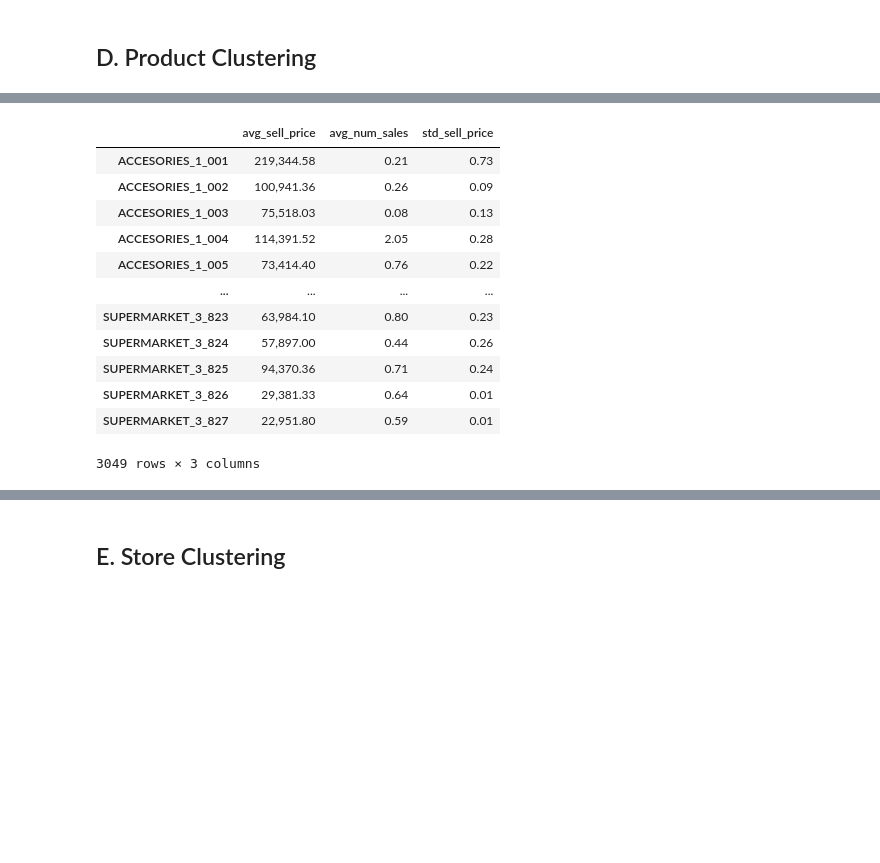
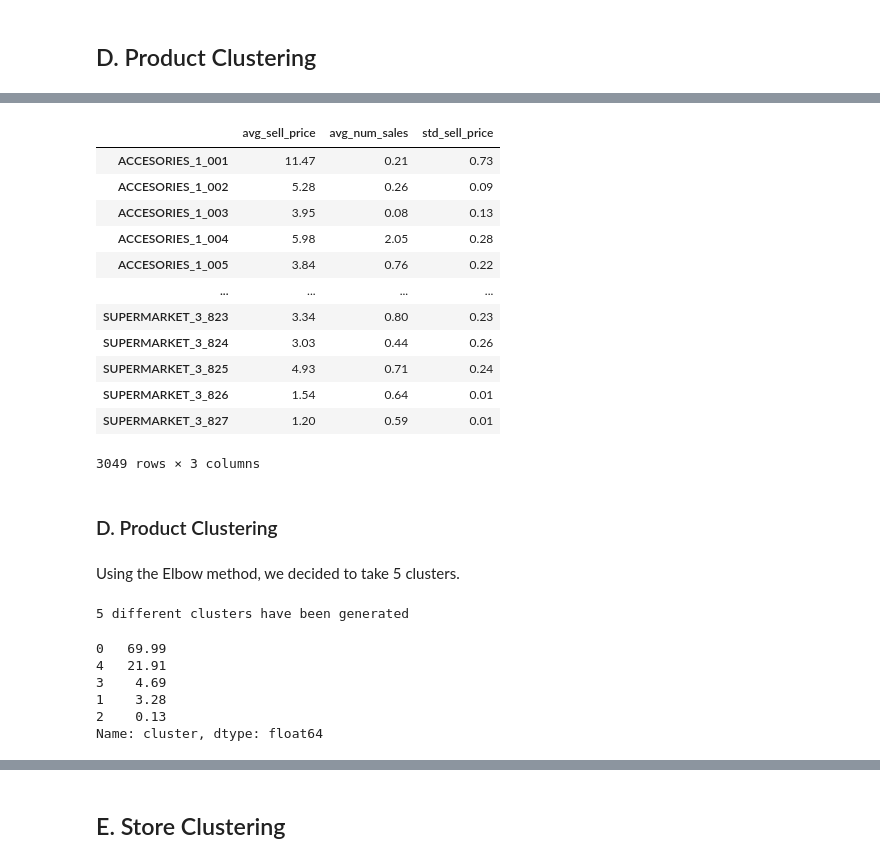
Before and after one commit to Maycas/DS-Market, a Jupyter notebook: 2 - Clustering/Clustering.ipynb, the cells around one changed output, grey strips where cells are left out. Cells and saved outputs as stored; diff of their text form; code cells hidden in the pictures; blank space fills up the shorter version.

Commit message:
Clustering by product

```diff
--- a/2 - Clustering/Clustering.ipynb
+++ b/2 - Clustering/Clustering.ipynb
@@ -96,29 +115,32 @@ Let's explore how if our products behave in similar ways. A first approach would
 # %%
+# preparing the dataframe to use for this analysis
 df = pd.DataFrame({
-    'avg_sell_price' : sales_by_product.iloc[2:, 3],
+    'avg_sell_price' : sales_by_product.iloc[2:, 4],
     'avg_num_sales': sales_by_product.iloc[2:, 1],
     'std_sell_price': sales_by_product.iloc[2:, -1]
 })
 
 df['avg_sell_price'] = df['avg_sell_price'].astype('float')
 df['avg_num_sales'] = df['avg_num_sales'].astype('float')
 df['std_sell_price'] = df['std_sell_price'].astype('float')
 
 df
 # %% [output]
 |  | avg_sell_price | avg_num_sales | std_sell_price |
-| ACCESORIES_1_001 | 219,344.58 | 0.21 | 0.73 |
-| ACCESORIES_1_002 | 100,941.36 | 0.26 | 0.09 |
-| ACCESORIES_1_003 | 75,518.03 | 0.08 | 0.13 |
-| ACCESORIES_1_004 | 114,391.52 | 2.05 | 0.28 |
-| ACCESORIES_1_005 | 73,414.40 | 0.76 | 0.22 |
+| ACCESORIES_1_001 | 11.47 | 0.21 | 0.73 |
+| ACCESORIES_1_002 | 5.28 | 0.26 | 0.09 |
+| ACCESORIES_1_003 | 3.95 | 0.08 | 0.13 |
+| ACCESORIES_1_004 | 5.98 | 2.05 | 0.28 |
+| ACCESORIES_1_005 | 3.84 | 0.76 | 0.22 |
 | ... | ... | ... | ... |
-| SUPERMARKET_3_823 | 63,984.10 | 0.80 | 0.23 |
-| SUPERMARKET_3_824 | 57,897.00 | 0.44 | 0.26 |
-| SUPERMARKET_3_825 | 94,370.36 | 0.71 | 0.24 |
-| SUPERMARKET_3_826 | 29,381.33 | 0.64 | 0.01 |
-| SUPERMARKET_3_827 | 22,951.80 | 0.59 | 0.01 |
+| SUPERMARKET_3_823 | 3.34 | 0.80 | 0.23 |
+| SUPERMARKET_3_824 | 3.03 | 0.44 | 0.26 |
+| SUPERMARKET_3_825 | 4.93 | 0.71 | 0.24 |
+| SUPERMARKET_3_826 | 1.54 | 0.64 | 0.01 |
+| SUPERMARKET_3_827 | 1.20 | 0.59 | 0.01 |
 3049 rows × 3 columns
+# %% [markdown]
+### D. Product Clustering<a class="anchor" id="product_clustering"></a>
 # %%
 px.scatter_3d(
     df,
@@ -141 +161,16 @@ px.scatter(scaled_df, x ='avg_sell_price', y = 'avg_num_sales', color = df.index
 clustering.kmeans_elbow_plot(scaled_selected_data, (1, 12))
+# %% [markdown]
+Using the Elbow method, we decided to take 5 clusters.
+# %%
+clusters = 5
+kmeans = KMeans(n_clusters = clusters, init = 'k-means++')
+
+styles = {
+    'title': 'Clusters',
+    'height': 800
+}
+
+clusters = clustering.get_clusters(scaled_df, kmeans)
+df['cluster'] = clusters
+# %% [output]
+5 different clusters have been generated
@@ -141,0 +187,10 @@ clustering.kmeans_elbow_plot(scaled_selected_data, (1, 12))
+# %%
+# check how many items are in each cluster
+df.cluster.value_counts(normalize = True) * 100
+# %% [output]
+0   69.99
+4   21.91
+3    4.69
+1    3.28
+2    0.13
+Name: cluster, dtype: float64
```
Also changed, not shown: parts of 11 cells of this notebook, 1 other file.
